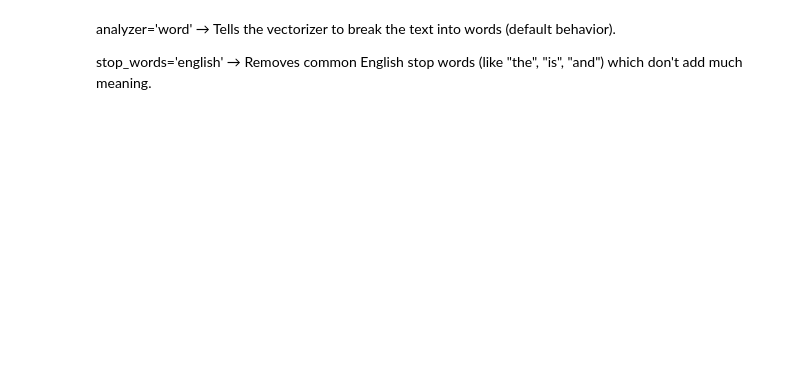
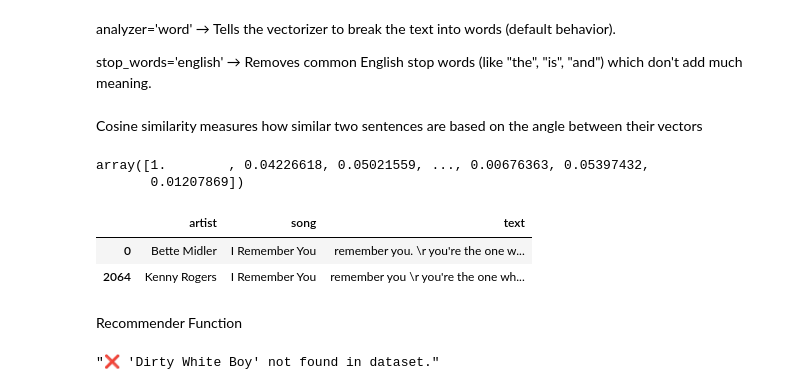
Before and after one commit to 9bishal/Music-Recommender-System, a Jupyter notebook: Welcome_to_Colab.ipynb, the cells around one changed output. Drawn from its saved outputs; the diff is of its cells as text; code cells hidden in the pictures; blank space fills up the shorter version.

```diff
--- a/Welcome_to_Colab.ipynb
+++ b/Welcome_to_Colab.ipynb
@@ -68,0 +155,2 @@ cosine_similarity(matrix)
+# %% [markdown]
+Cosine similarity measures how similar two sentences are based on the angle between their vectors
@@ -68,0 +159,13 @@ cosine_similarity(matrix)
+# %%
+similar[0]
+# %% [output]
+array([1.        , 0.04226618, 0.05021559, ..., 0.00676363, 0.05397432,
+       0.01207869])
+# %%
+df[df['song']=="I Remember You"]
+# %% [output]
+|  | artist | song | text |
+| 0 | Bette Midler | I Remember You | remember you. \r you're the one w... |
+| 2064 | Kenny Rogers | I Remember You | remember you \r you're the one wh... |
+# %% [markdown]
+Recommender Function
@@ -68,0 +185,4 @@ cosine_similarity(matrix)
+# %%
+recommender("Dirty White Boy")
+# %% [output]
+"❌ 'Dirty White Boy' not found in dataset."
```
Also changed, not shown: parts of 17 cells of this notebook.
